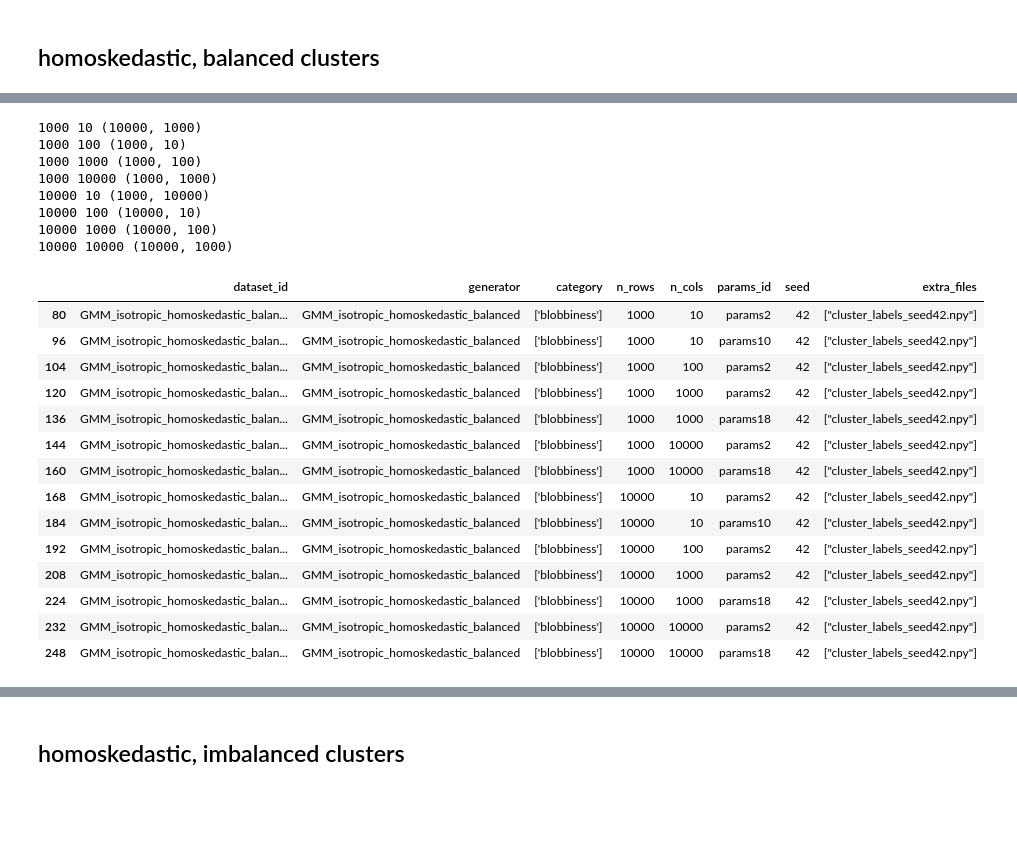
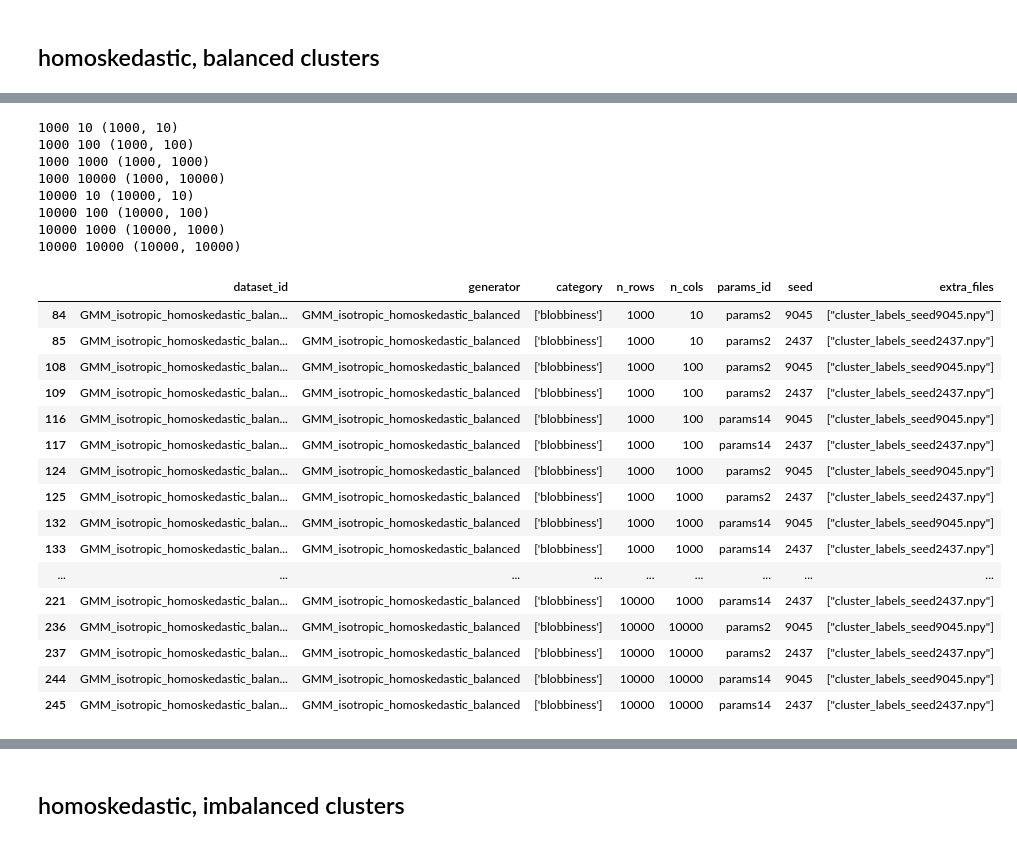
Before and after one commit to cosmicbhejafry/py-spoc, a Jupyter notebook: working_analyses/hjResearch_2025/data/simulated_data/data_simulation_code/GMM_isotropic_homoskedastic.ipynb, the cells around one changed output, grey strips where cells are left out. Cells and saved outputs as stored; diff of their text form; code cells hidden in the pictures; blank space fills up the shorter version.

```diff
--- a/working_analyses/hjResearch_2025/data/simulated_data/data_simulation_code/GMM_isotropic_homoskedastic.ipynb
+++ b/working_analyses/hjResearch_2025/data/simulated_data/data_simulation_code/GMM_isotropic_homoskedastic.ipynb
@@ -19,6 +19,9 @@ from saving_functions import save_dataset,delete_dataset
 #### uses sklearn.datasets.make_blobs which samples from a GMM under the hood
 # %%
 from sklearn import datasets
+# %%
+DATA_ROOT = Path(os.environ["EPHEMERAL"]) / "pyspoc_synthetic_data"
+DATA_ROOT.mkdir(parents=True, exist_ok=True)
 # %% [markdown]
 ## homoskedastic, balanced clusters
 # %%
@@ -32,7 +35,7 @@ plot_3d_scatters(X,'',y=y)
 data_gen_name = 'GMM_isotropic_homoskedastic_balanced'
 category_lst = ['blobbiness']
 
-random_seeds_lst = [42,980]
+random_seeds_lst = [9045,2437]
 
 n_samples_lst = [1000,10000]
 n_features_lst = [10,100,1000,10000]
@@ -42,8 +45,6 @@ num_clusters_dict = {10 : [3,5,7], 100 : [3,10], 1000 : [3,10,40], 10000 : [3,10
 cluster_std_lst = [0.2, 0.5,1, 2]
 
 for n_samples, n_features in product(n_samples_lst, n_features_lst):
-
-    print(n_samples, n_features, X.shape)
 
     for n_centers in num_clusters_dict[n_features]:
 
@@ -69,40 +70,44 @@ for n_samples, n_features in product(n_samples_lst, n_features_lst):
                                 seed=seed,
                                 category=category_lst,
                                 extra_arrays=extra_mtx_params,
-                                root='../all_data/')
+                                root=DATA_ROOT)
 
                 except:
                     print('error in saving')
+
+    print(n_samples, n_features, X.shape)
 # %% [output]
-1000 10 (10000, 1000)
-1000 100 (1000, 10)
-1000 1000 (1000, 100)
-1000 10000 (1000, 1000)
-10000 10 (1000, 10000)
-10000 100 (10000, 10)
-10000 1000 (10000, 100)
-10000 10000 (10000, 1000)
+1000 10 (1000, 10)
+1000 100 (1000, 100)
+1000 1000 (1000, 1000)
+1000 10000 (1000, 10000)
+10000 10 (10000, 10)
+10000 100 (10000, 100)
+10000 1000 (10000, 1000)
+10000 10000 (10000, 10000)
 # %%
-m = pd.read_csv("../all_data/manifest.csv")
+m = pd.read_csv(DATA_ROOT / "manifest.csv")
 generator = data_gen_name
-params_lst = [f'params{i}' for i in range(0,20) if i%8==2]
-m = m[(m.generator == generator) & (m.seed==42) & (m.params_id.isin(params_lst))]
+params_lst = [f'params{i}' for i in range(0,20) if i%12==2]
+m = m[(m.generator == generator) & (m.params_id.isin(params_lst))]
 m
 # %% [output]
 |  | dataset_id | generator | category | n_rows | n_cols | params_id | seed | extra_files |
-| 80 | GMM_isotropic_homoskedastic_balan... | GMM_isotropic_homoskedastic_balanced | ['blobbiness'] | 1000 | 10 | params2 | 42 | ["cluster_labels_seed42.npy"] |
-| 96 | GMM_isotropic_homoskedastic_balan... | GMM_isotropic_homoskedastic_balanced | ['blobbiness'] | 1000 | 10 | params10 | 42 | ["cluster_labels_seed42.npy"] |
-| 104 | GMM_isotropic_homoskedastic_balan... | GMM_isotropic_homoskedastic_balanced | ['blobbiness'] | 1000 | 100 | params2 | 42 | ["cluster_labels_seed42.npy"] |
-| 120 | GMM_isotropic_homoskedastic_balan... | GMM_isotropic_homoskedastic_balanced | ['blobbiness'] | 1000 | 1000 | params2 | 42 | ["cluster_labels_seed42.npy"] |
-| 136 | GMM_isotropic_homoskedastic_balan... | GMM_isotropic_homoskedastic_balanced | ['blobbiness'] | 1000 | 1000 | params18 | 42 | ["cluster_labels_seed42.npy"] |
-| 144 | GMM_isotropic_homoskedastic_balan... | GMM_isotropic_homoskedastic_balanced | ['blobbiness'] | 1000 | 10000 | params2 | 42 | ["cluster_labels_seed42.npy"] |
-| 160 | GMM_isotropic_homoskedastic_balan... | GMM_isotropic_homoskedastic_balanced | ['blobbiness'] | 1000 | 10000 | params18 | 42 | ["cluster_labels_seed42.npy"] |
-| 168 | GMM_isotropic_homoskedastic_balan... | GMM_isotropic_homoskedastic_balanced | ['blobbiness'] | 10000 | 10 | params2 | 42 | ["cluster_labels_seed42.npy"] |
-| 184 | GMM_isotropic_homoskedastic_balan... | GMM_isotropic_homoskedastic_balanced | ['blobbiness'] | 10000 | 10 | params10 | 42 | ["cluster_labels_seed42.npy"] |
-| 192 | GMM_isotropic_homoskedastic_balan... | GMM_isotropic_homoskedastic_balanced | ['blobbiness'] | 10000 | 100 | params2 | 42 | ["cluster_labels_seed42.npy"] |
-| 208 | GMM_isotropic_homoskedastic_balan... | GMM_isotropic_homoskedastic_balanced | ['blobbiness'] | 10000 | 1000 | params2 | 42 | ["cluster_labels_seed42.npy"] |
-| 224 | GMM_isotropic_homoskedastic_balan... | GMM_isotropic_homoskedastic_balanced | ['blobbiness'] | 10000 | 1000 | params18 | 42 | ["cluster_labels_seed42.npy"] |
-| 232 | GMM_isotropic_homoskedastic_balan... | GMM_isotropic_homoskedastic_balanced | ['blobbiness'] | 10000 | 10000 | params2 | 42 | ["cluster_labels_seed42.npy"] |
-| 248 | GMM_isotropic_homoskedastic_balan... | GMM_isotropic_homoskedastic_balanced | ['blobbiness'] | 10000 | 10000 | params18 | 42 | ["cluster_labels_seed42.npy"] |
+| 84 | GMM_isotropic_homoskedastic_balan... | GMM_isotropic_homoskedastic_balanced | ['blobbiness'] | 1000 | 10 | params2 | 9045 | ["cluster_labels_seed9045.npy"] |
+| 85 | GMM_isotropic_homoskedastic_balan... | GMM_isotropic_homoskedastic_balanced | ['blobbiness'] | 1000 | 10 | params2 | 2437 | ["cluster_labels_seed2437.npy"] |
+| 108 | GMM_isotropic_homoskedastic_balan... | GMM_isotropic_homoskedastic_balanced | ['blobbiness'] | 1000 | 100 | params2 | 9045 | ["cluster_labels_seed9045.npy"] |
+| 109 | GMM_isotropic_homoskedastic_balan... | GMM_isotropic_homoskedastic_balanced | ['blobbiness'] | 1000 | 100 | params2 | 2437 | ["cluster_labels_seed2437.npy"] |
+| 116 | GMM_isotropic_homoskedastic_balan... | GMM_isotropic_homoskedastic_balanced | ['blobbiness'] | 1000 | 100 | params14 | 9045 | ["cluster_labels_seed9045.npy"] |
+| 117 | GMM_isotropic_homoskedastic_balan... | GMM_isotropic_homoskedastic_balanced | ['blobbiness'] | 1000 | 100 | params14 | 2437 | ["cluster_labels_seed2437.npy"] |
+| 124 | GMM_isotropic_homoskedastic_balan... | GMM_isotropic_homoskedastic_balanced | ['blobbiness'] | 1000 | 1000 | params2 | 9045 | ["cluster_labels_seed9045.npy"] |
+| 125 | GMM_isotropic_homoskedastic_balan... | GMM_isotropic_homoskedastic_balanced | ['blobbiness'] | 1000 | 1000 | params2 | 2437 | ["cluster_labels_seed2437.npy"] |
+| 132 | GMM_isotropic_homoskedastic_balan... | GMM_isotropic_homoskedastic_balanced | ['blobbiness'] | 1000 | 1000 | params14 | 9045 | ["cluster_labels_seed9045.npy"] |
+| 133 | GMM_isotropic_homoskedastic_balan... | GMM_isotropic_homoskedastic_balanced | ['blobbiness'] | 1000 | 1000 | params14 | 2437 | ["cluster_labels_seed2437.npy"] |
+| ... | ... | ... | ... | ... | ... | ... | ... | ... |
+| 221 | GMM_isotropic_homoskedastic_balan... | GMM_isotropic_homoskedastic_balanced | ['blobbiness'] | 10000 | 1000 | params14 | 2437 | ["cluster_labels_seed2437.npy"] |
+| 236 | GMM_isotropic_homoskedastic_balan... | GMM_isotropic_homoskedastic_balanced | ['blobbiness'] | 10000 | 10000 | params2 | 9045 | ["cluster_labels_seed9045.npy"] |
+| 237 | GMM_isotropic_homoskedastic_balan... | GMM_isotropic_homoskedastic_balanced | ['blobbiness'] | 10000 | 10000 | params2 | 2437 | ["cluster_labels_seed2437.npy"] |
+| 244 | GMM_isotropic_homoskedastic_balan... | GMM_isotropic_homoskedastic_balanced | ['blobbiness'] | 10000 | 10000 | params14 | 9045 | ["cluster_labels_seed9045.npy"] |
+| 245 | GMM_isotropic_homoskedastic_balan... | GMM_isotropic_homoskedastic_balanced | ['blobbiness'] | 10000 | 10000 | params14 | 2437 | ["cluster_labels_seed2437.npy"] |
 # %%
 max_pts = 500
```
Also changed, not shown: parts of 7 cells of this notebook, 6 other files.
